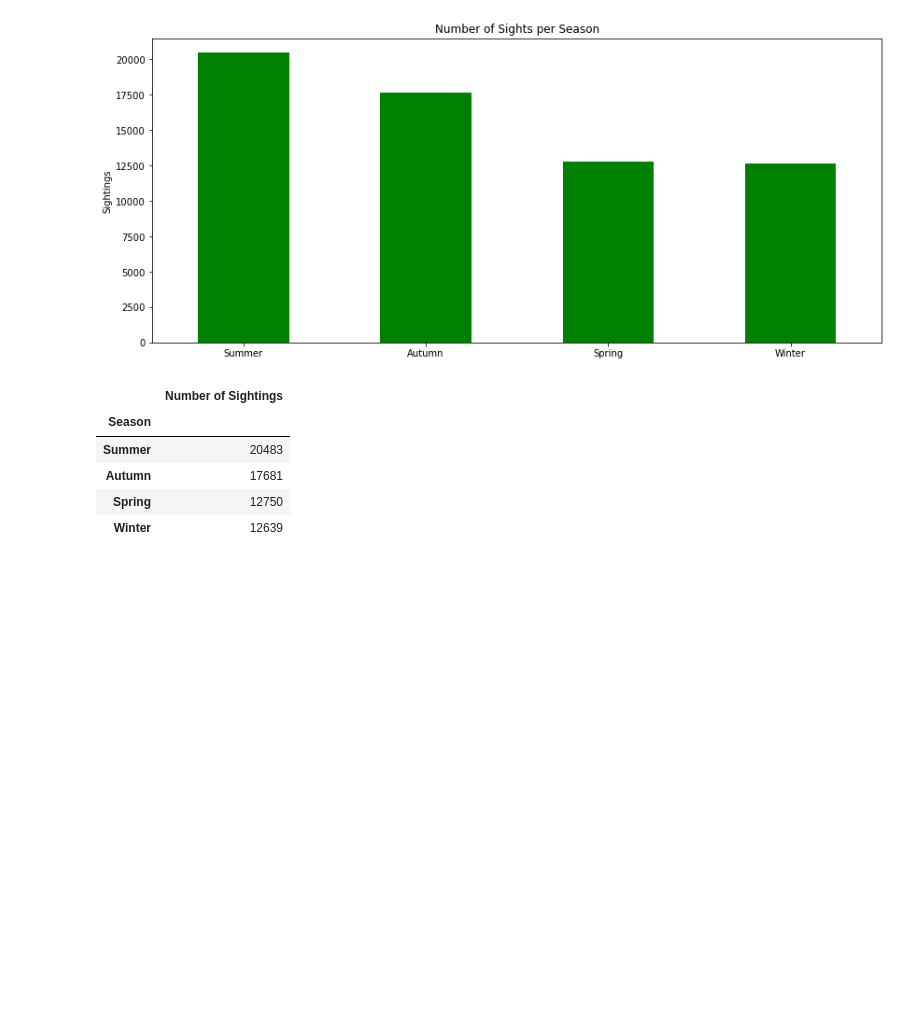
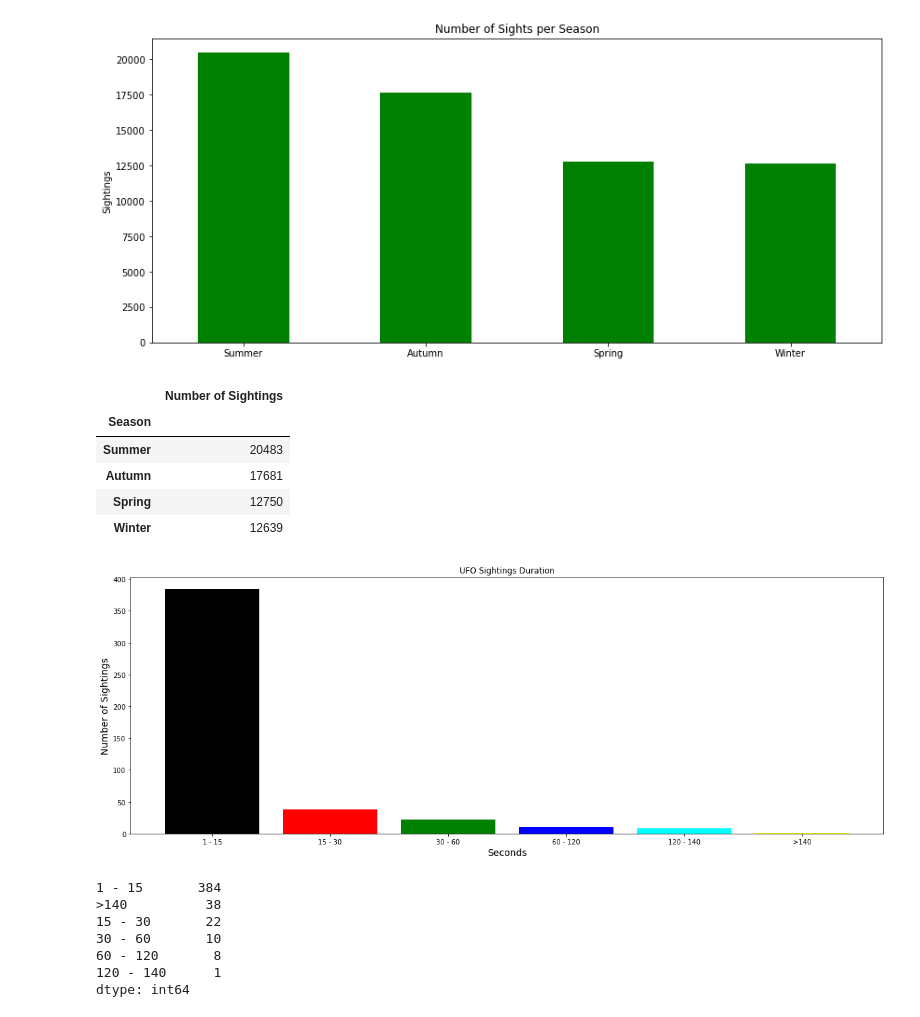
Before and after one commit to aburstyn9068/project1, a Jupyter notebook: UFO_Data.ipynb, the cells around one changed output. Drawn from its saved outputs; the diff is of its cells as text; code cells hidden in the pictures; blank space fills up the shorter version.

Commit message:
Added a few more graphs

```diff
--- a/UFO_Data.ipynb
+++ b/UFO_Data.ipynb
@@ -388,3 +388,42 @@ season_counts.sort_values(by='Number of Sightings', ascending=False)
 | Autumn | 17681 |
 | Spring | 12750 |
 | Winter | 12639 |
+# %%
+usa_sights.columns = usa_sights.columns.str.replace('[#,<,>]', '')
+# %%
+plt.subplots(figsize=(20,7))
+duration_seconds = usa_sights["duration (seconds)"].value_counts()
+dur_order = ["1 - 15","15 - 30", "30 - 60", "60 - 120","120 - 140", ">140" ]
+duration_list=[]
+for i in duration_seconds:
+    if i in range(1,16):
+        duration_list.append("1 - 15")
+    if i in range(15,31):
+        duration_list.append("15 - 30")
+    if i in range(30,61):
+        duration_list.append("30 - 60")
+    if i in range(60,121):
+        duration_list.append("60 - 120")
+    if i in range(120,141):
+        duration_list.append("120 - 140")
+    if i > 140:
+        duration_list.append(">140")
+
+duration_list = pd.Series(duration_list)
+duration_list = duration_list.value_counts()
+duration = plt.bar(dur_order, duration_list, color=['black', 'red', 'green', 'blue', 'cyan', 'yellow'])
+plt.xlabel("Seconds", size=14)
+plt.ylabel("Number of Sightings", size=14)
+plt.title("UFO Sightings Duration")
+plt.savefig("Images/Sights_Duration.png")
+plt.show()
+print(duration_list)
+# %% [output]
+[figure, added]
+1 - 15       384
+>140          38
+15 - 30       22
+30 - 60       10
+60 - 120       8
+120 - 140      1
+dtype: int64
```
Also changed, not shown: parts of 2 cells of this notebook, 2 other files.
